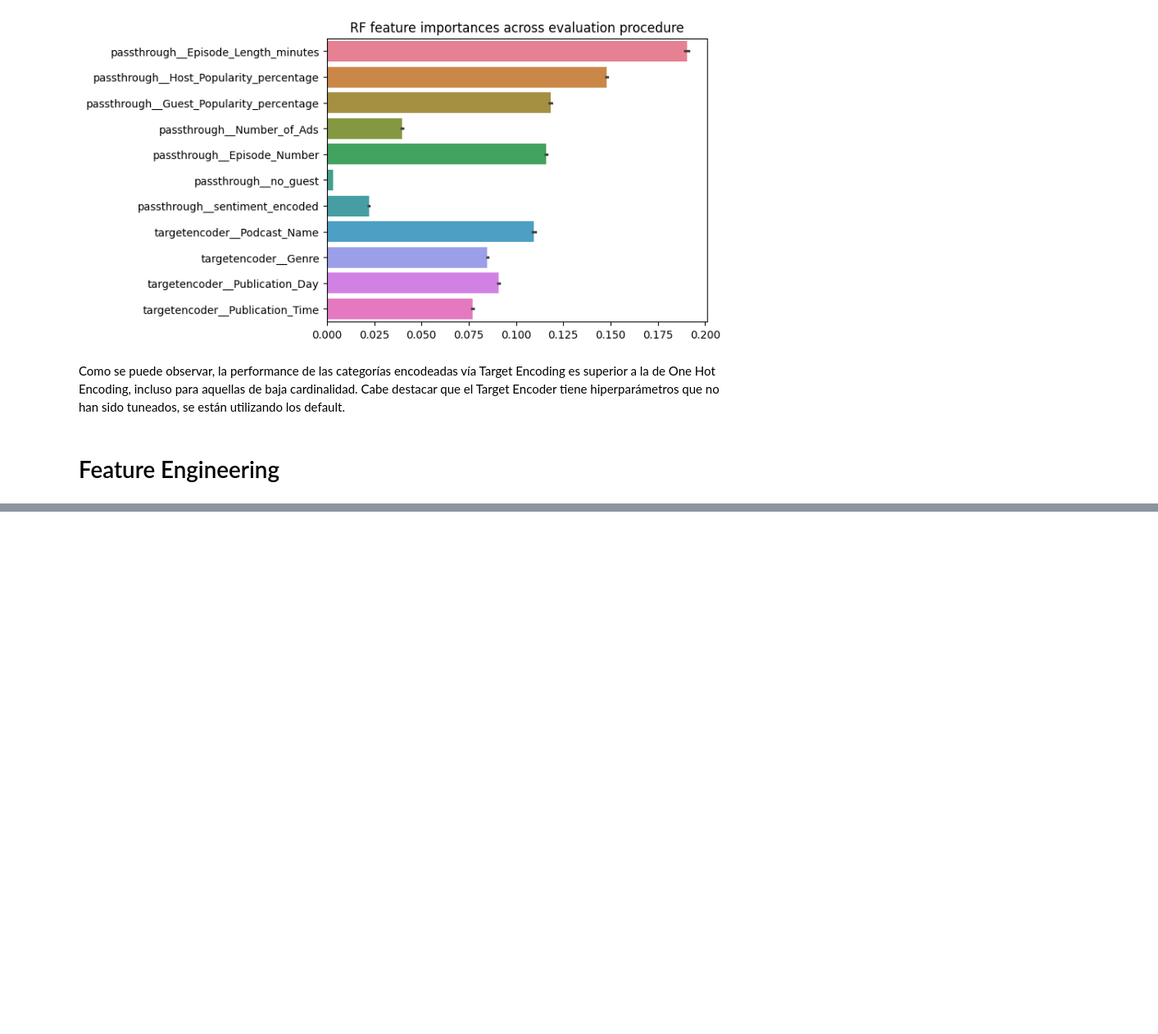
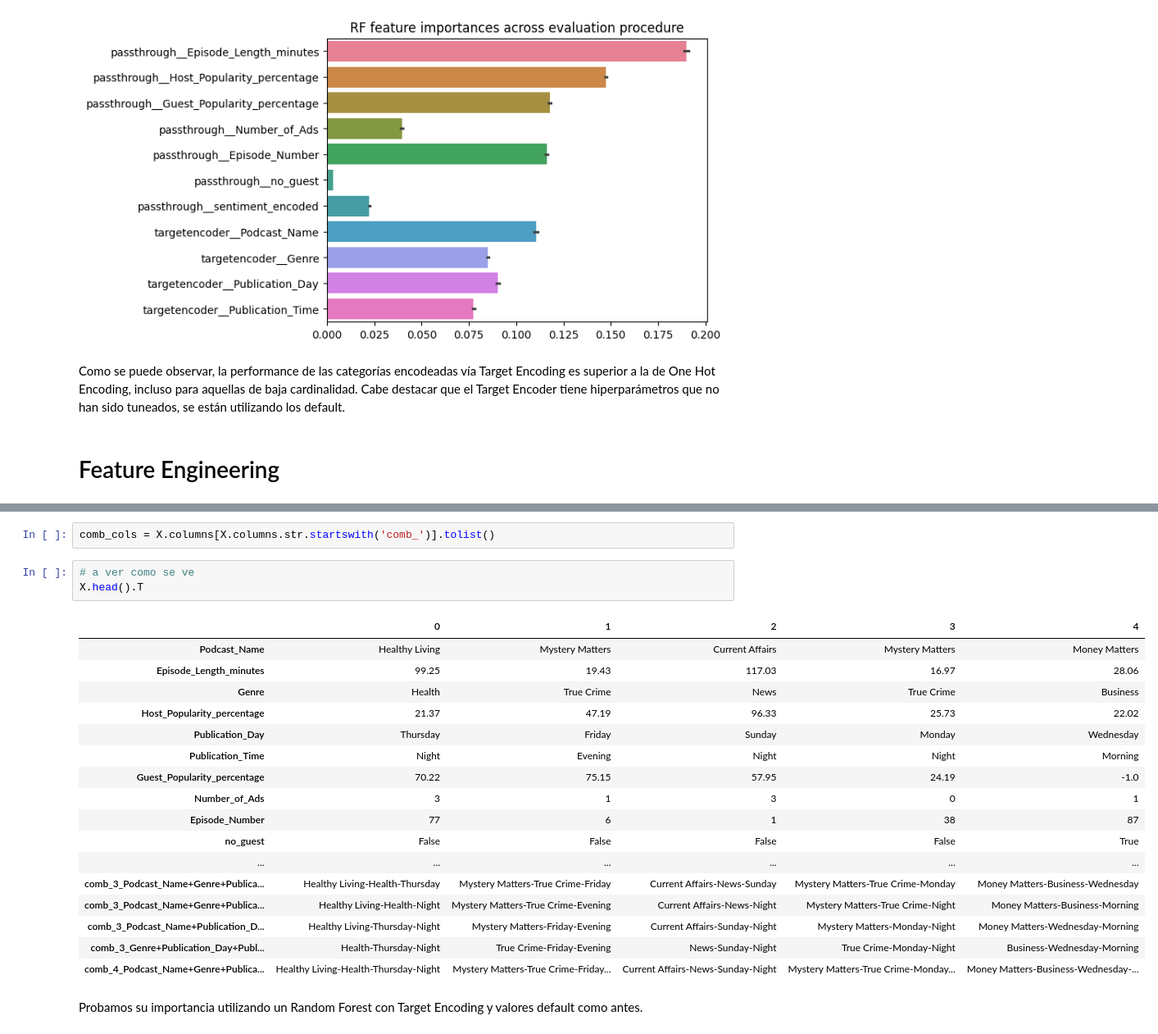
Before and after one commit to Javier-Etcheto/AprMaqI, a Jupyter notebook: 2-Modelling.ipynb, the cells around one changed output, grey strips where cells are left out. Shown at 82% size. Cells and saved outputs as stored; diff of their text form; blank space fills up the shorter version.

```diff
--- a/2-Modelling.ipynb
+++ b/2-Modelling.ipynb
@@ -327,0 +334,25 @@ Como se puede observar, la performance de las categorías encodeadas vía Target
+# %%
+comb_cols = X.columns[X.columns.str.startswith('comb_')].tolist()
+# %%
+# a ver como se ve
+X.head().T
+# %% [output]
+|  | 0 | 1 | 2 | 3 | 4 |
+| Podcast_Name | Healthy Living | Mystery Matters | Current Affairs | Mystery Matters | Money Matters |
+| Episode_Length_minutes | 99.25 | 19.43 | 117.03 | 16.97 | 28.06 |
+| Genre | Health | True Crime | News | True Crime | Business |
+| Host_Popularity_percentage | 21.37 | 47.19 | 96.33 | 25.73 | 22.02 |
+| Publication_Day | Thursday | Friday | Sunday | Monday | Wednesday |
+| Publication_Time | Night | Evening | Night | Night | Morning |
+| Guest_Popularity_percentage | 70.22 | 75.15 | 57.95 | 24.19 | -1.0 |
+| Number_of_Ads | 3 | 1 | 3 | 0 | 1 |
+| Episode_Number | 77 | 6 | 1 | 38 | 87 |
+| no_guest | False | False | False | False | True |
+| ... | ... | ... | ... | ... | ... |
+| comb_3_Podcast_Name+Genre+Publica... | Healthy Living-Health-Thursday | Mystery Matters-True Crime-Friday | Current Affairs-News-Sunday | Mystery Matters-True Crime-Monday | Money Matters-Business-Wednesday |
+| comb_3_Podcast_Name+Genre+Publica... | Healthy Living-Health-Night | Mystery Matters-True Crime-Evening | Current Affairs-News-Night | Mystery Matters-True Crime-Night | Money Matters-Business-Morning |
+| comb_3_Podcast_Name+Publication_D... | Healthy Living-Thursday-Night | Mystery Matters-Friday-Evening | Current Affairs-Sunday-Night | Mystery Matters-Monday-Night | Money Matters-Wednesday-Morning |
+| comb_3_Genre+Publication_Day+Publ... | Health-Thursday-Night | True Crime-Friday-Evening | News-Sunday-Night | True Crime-Monday-Night | Business-Wednesday-Morning |
+| comb_4_Podcast_Name+Genre+Publica... | Healthy Living-Health-Thursday-Night | Mystery Matters-True Crime-Friday... | Current Affairs-News-Sunday-Night | Mystery Matters-True Crime-Monday... | Money Matters-Business-Wednesday-... |
+# %% [markdown]
+Probamos su importancia utilizando un Random Forest con Target Encoding y valores default como antes.
```
Also changed, not shown: parts of 23 cells of this notebook, 2 other files.
